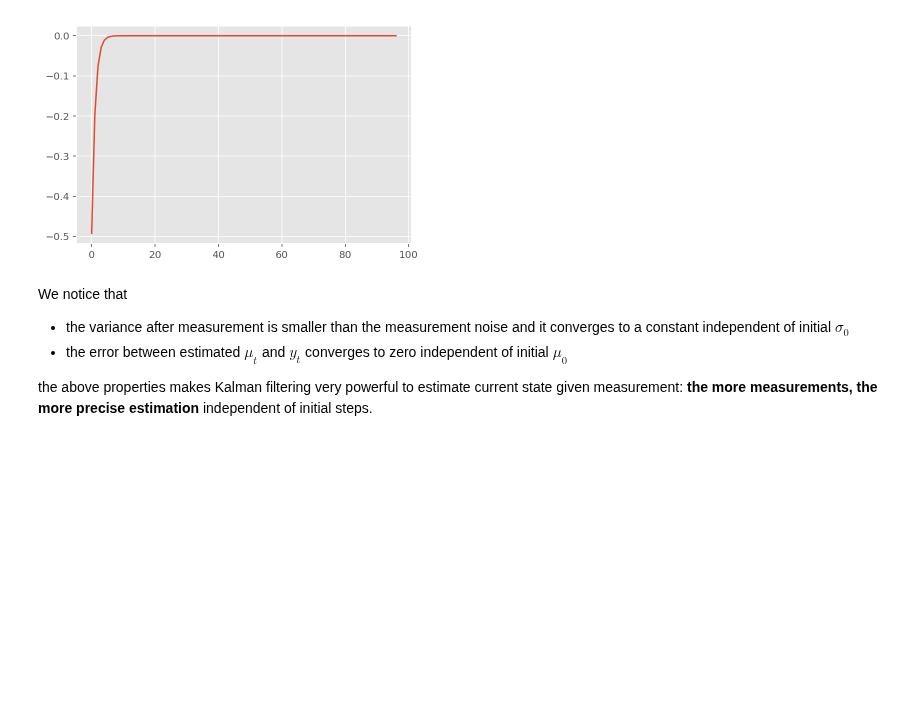
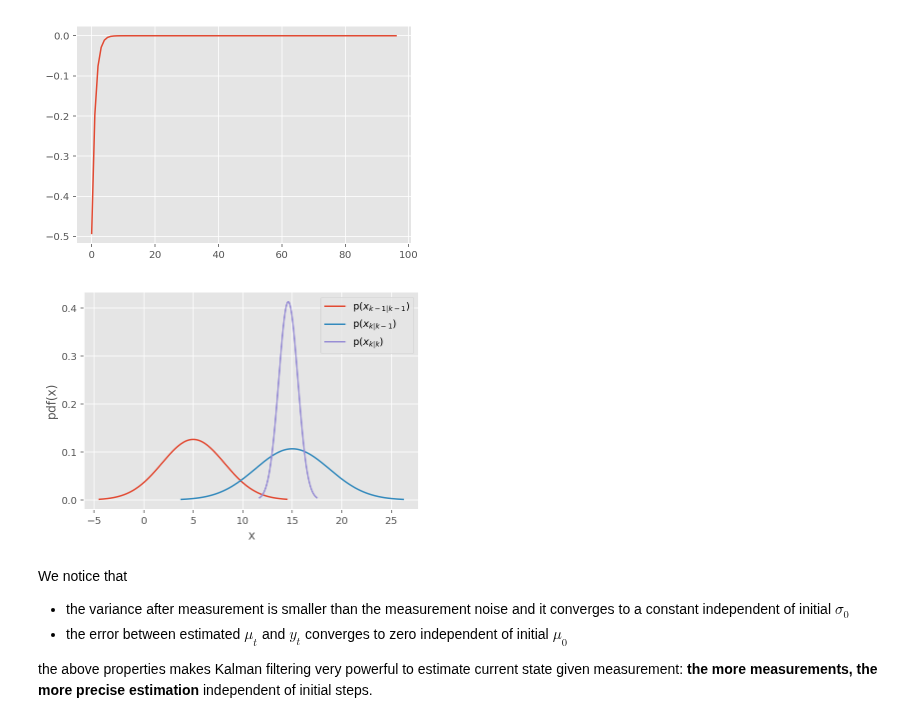
Before and after one commit to minh84/udacity_carnd, a Jupyter notebook: 07_Kalman_filter.ipynb, the cells around one changed output. Saved outputs shown, nothing was run; the diff lists cells and outputs as text; code cells hidden in the pictures; blank space fills up the shorter version.

```diff
--- a/07_Kalman_filter.ipynb
+++ b/07_Kalman_filter.ipynb
@@ -256,12 +256,12 @@ def kalman1d(mu0, sig0,
     print('\nfinal mean/var {:.2f}/{:.2f}'.format(mu, sig))
     return np.array(mus), np.array(sigmas)
 
-def bivar_gauss_contour(mu1, mu2, sig1, sig2, rho, f_ax=None):
+def bivar_gauss_contour(mu1, mu2, sig1Sqr, sig2Sqr, rho, f_ax=None):
     '''
     this function draw contour for bivariate gausian distribution
     '''
-    sig1 = np.sqrt(sig1)
-    sig2 = np.sqrt(sig2)
+    sig1 = np.sqrt(sig1Sqr)
+    sig2 = np.sqrt(sig2Sqr)
     sig12 = rho*sig1*sig2
     delta = 0.025
     x = np.arange(mu1 - 2.*sig1, mu1 + 2.*sig1, delta)
@@ -279,6 +279,21 @@ def bivar_gauss_contour(mu1, mu2, sig1, sig2, rho, f_ax=None):
     ax.set_xlim([min(mu1 - 2.*sig1, mu2 - 2.*sig2), max(mu1 + 2.*sig1, mu2 + 2.*sig2)])
 
     return f,ax
+
+def gauss_dist(mu1, sig1Sqr, f_ax = None, label=None):
+    sig1 = np.sqrt(sig1Sqr)
+    delta = 0.025
+    x = np.arange(mu1-3.*sig1, mu1 + 3.*sig1, delta)
+    pdf = mlab.normpdf(x, mu1, sig1)
+    if f_ax is None:
+        f, ax = plt.subplots()
+    else:
+        f, ax = f_ax
+    ax.plot(x, pdf, label=label)
+    ax.set_xlabel('x')
+    ax.set_ylabel('pdf(x)')
+    ax.legend()
+    return f, ax
 # %% [markdown]
 Let's try this out
 # %%
@@ -302,6 +317,27 @@ _ = plt.plot(range(len(errs[1:])), errs[1:])
 final mean/var 100.00/1.62
 [figure]
 [figure]
+# %%
+def visualize_update_step(mu_k1, sigma_k1, sigma_nu, sigma_eta, v, z_k):
+    f_ax = gauss_dist(mu_k1, sigma_k1, label="p($x_{k-1|k-1}$)")
+
+    mu_k_k1 = mu_k1 + v
+    sigma_k_k1 = sigma_k1 + sigma_nu
+    _ = gauss_dist(mu_k_k1, sigma_k_k1, f_ax = f_ax, label="p($x_{k|k-1}$)")
+
+    mu_k = mu_k_k1 + sigma_eta / (sigma_k_k1 + sigma_eta) * (z_k - mu_k_k1)
+    sigma_k = sigma_k_k1 - sigma_k_k1**2/(sigma_k_k1 + sigma_eta)
+    _ = gauss_dist(mu_k, sigma_k, f_ax = f_ax, label="p($x_{k|k}$)")
+
+mu_k1 = 5.0
+sigma_k1   = 10.0
+sigma_nu   = 4.0
+sigma_eta  = 1.0
+v = 10.
+z_k = 9.0
+visualize_update_step(mu_k1, sigma_k1, sigma_nu, sigma_eta, v, z_k)
+# %% [output]
+[figure, added]
 # %% [markdown]
 We notice that
 
```
Also changed, not shown: 2 other files.
